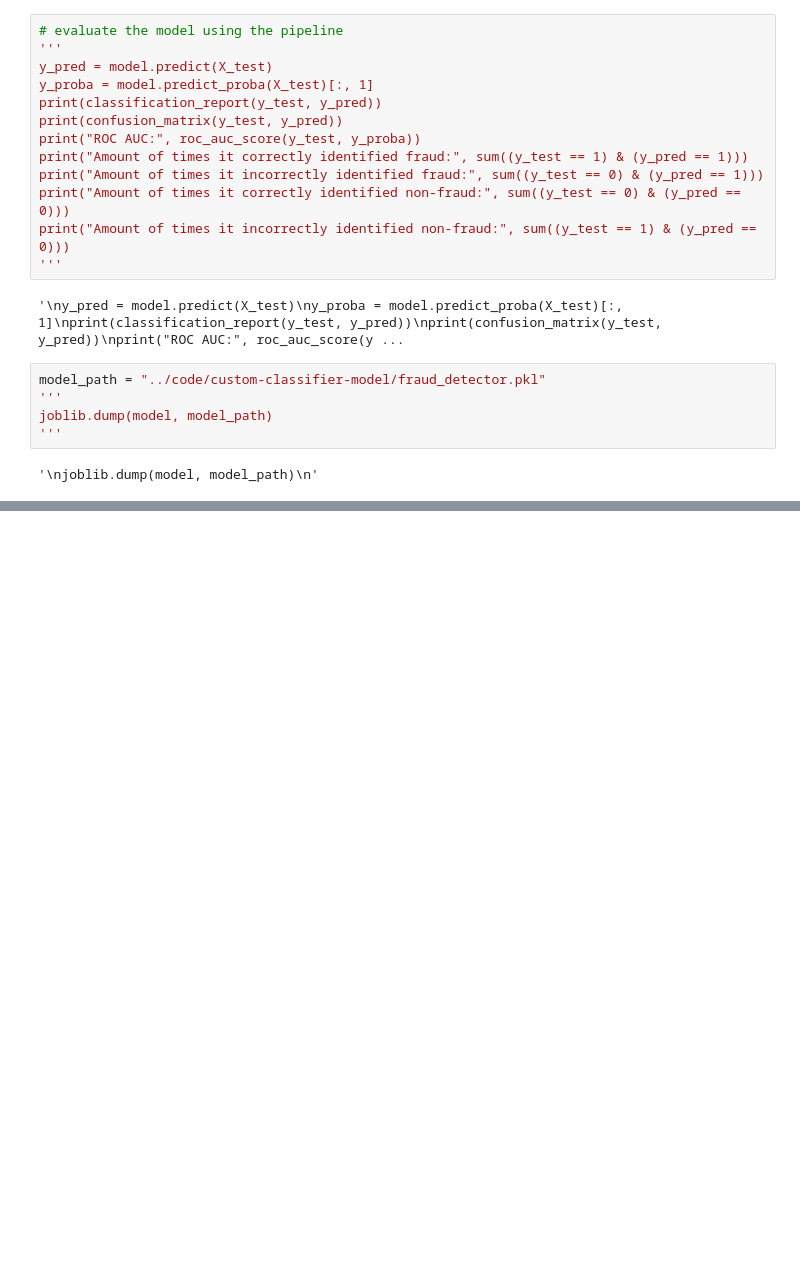
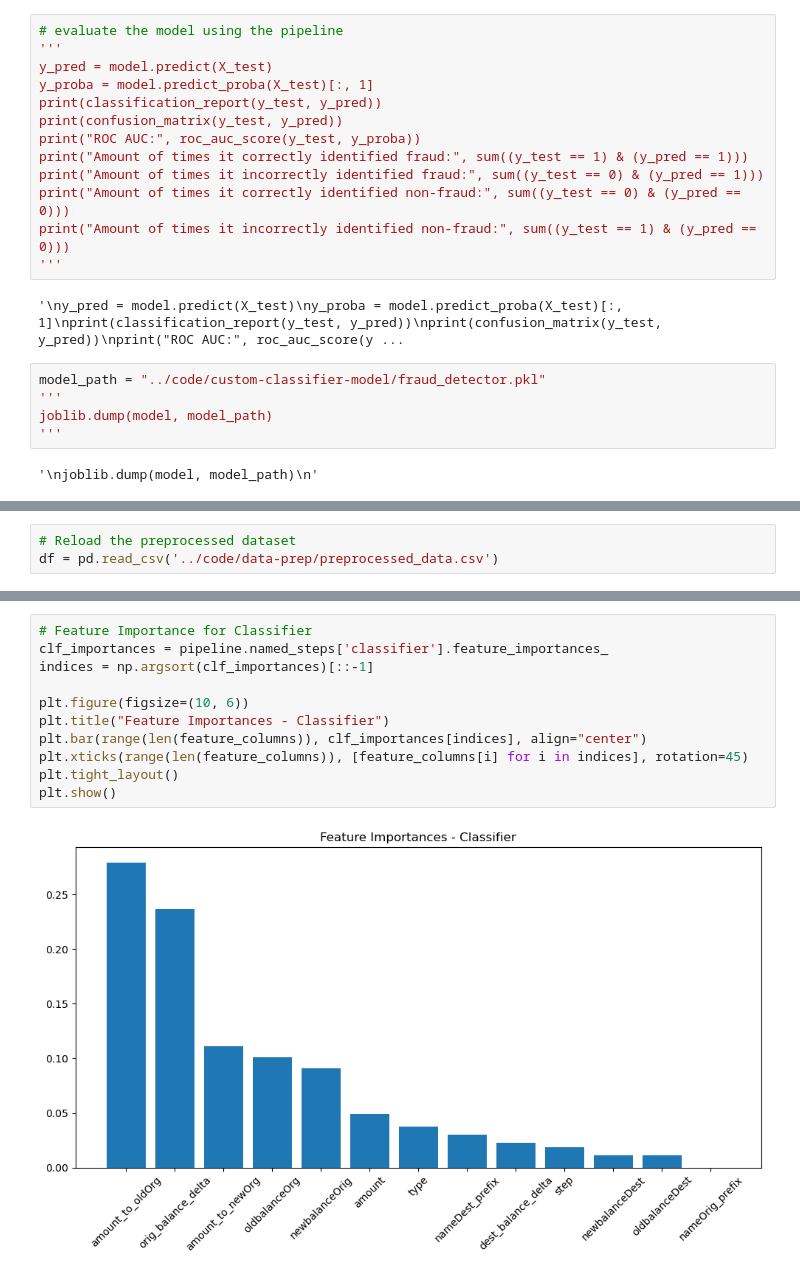
Before and after one commit to MattBojanowski/CSCE581-Spring2025-MatthewBojanowski, a Jupyter notebook: Project/model_trainer.ipynb, the cells around one changed output, grey strips where cells are left out. Drawn from its saved outputs; the diff is of its cells as text; blank space fills up the shorter version.

```diff
--- a/Project/model_trainer.ipynb
+++ b/Project/model_trainer.ipynb
@@ -470,0 +220,3 @@ Saved: ../code/custom-classifier-model/fraud_detector.pkl
+# %%
+# Reload the preprocessed dataset
+df = pd.read_csv('../code/data-prep/preprocessed_data.csv')
@@ -470,0 +510,13 @@ Saved: ../code/custom-classifier-model/fraud_detector.pkl
+# %%
+# Feature Importance for Classifier
+clf_importances = pipeline.named_steps['classifier'].feature_importances_
+indices = np.argsort(clf_importances)[::-1]
+
+plt.figure(figsize=(10, 6))
+plt.title("Feature Importances - Classifier")
+plt.bar(range(len(feature_columns)), clf_importances[indices], align="center")
+plt.xticks(range(len(feature_columns)), [feature_columns[i] for i in indices], rotation=45)
+plt.tight_layout()
+plt.show()
+# %% [output]
+[figure, added]
```
Also changed, not shown: parts of 18 cells of this notebook, 13 other files.
